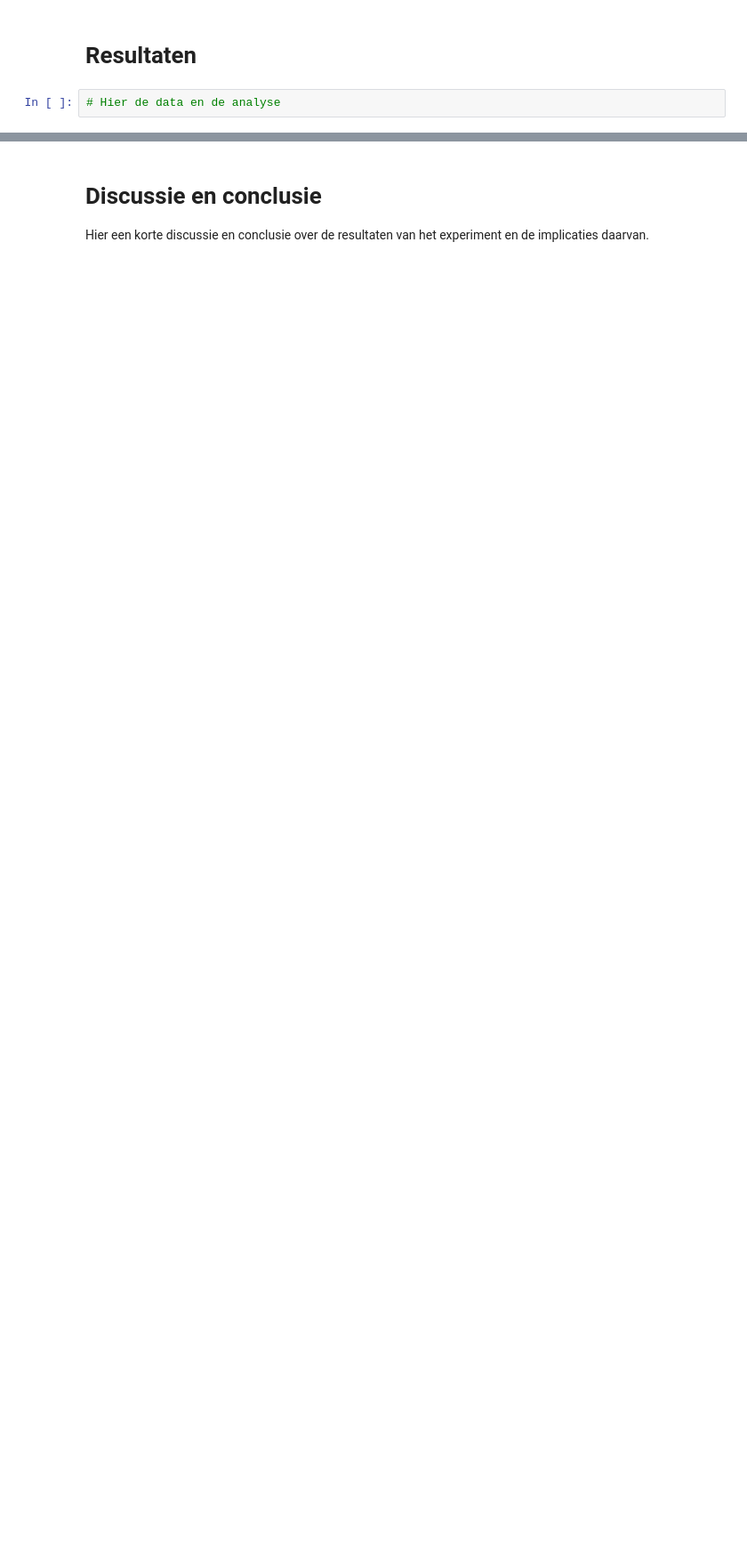
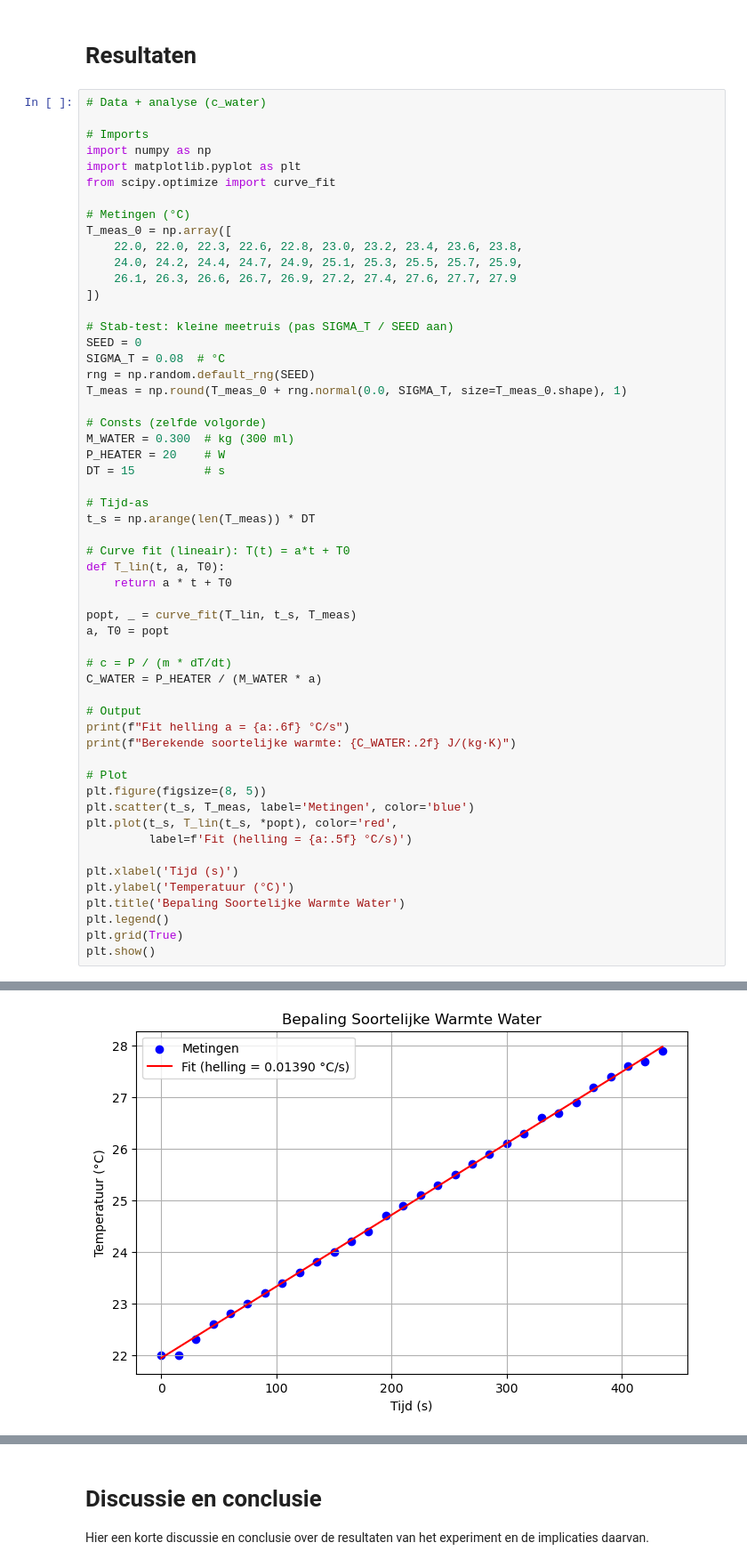
Before and after one commit to JensGroen/Groep-i, a Jupyter notebook: Content/Labs/cwater.ipynb, the cells around one changed output, grey strips where cells are left out. Shown at 89% size. Cells and saved outputs as stored; diff of their text form; blank space fills up the shorter version.

```diff
--- a/Content/Labs/cwater.ipynb
+++ b/Content/Labs/cwater.ipynb
@@ -65,4 +99,58 @@ Geef kort de data-analysemethode weer.
 # %% [markdown]
 # Resultaten
 # %%
-# Hier de data en de analyse
+# Data + analyse (c_water)
+
+# Imports
+import numpy as np
+import matplotlib.pyplot as plt
+from scipy.optimize import curve_fit
+
+# Metingen (°C)
+T_meas_0 = np.array([
+    22.0, 22.0, 22.3, 22.6, 22.8, 23.0, 23.2, 23.4, 23.6, 23.8,
+    24.0, 24.2, 24.4, 24.7, 24.9, 25.1, 25.3, 25.5, 25.7, 25.9,
+    26.1, 26.3, 26.6, 26.7, 26.9, 27.2, 27.4, 27.6, 27.7, 27.9
+])
+
+# Stab-test: kleine meetruis (pas SIGMA_T / SEED aan)
+SEED = 0
+SIGMA_T = 0.08  # °C
+rng = np.random.default_rng(SEED)
+T_meas = np.round(T_meas_0 + rng.normal(0.0, SIGMA_T, size=T_meas_0.shape), 1)
+
+# Consts (zelfde volgorde)
+M_WATER = 0.300  # kg (300 ml)
+P_HEATER = 20    # W
+DT = 15          # s
+
+# Tijd-as
+t_s = np.arange(len(T_meas)) * DT
+
+# Curve fit (lineair): T(t) = a*t + T0
+def T_lin(t, a, T0):
+    return a * t + T0
+
+popt, _ = curve_fit(T_lin, t_s, T_meas)
+a, T0 = popt
+
+# c = P / (m * dT/dt)
+C_WATER = P_HEATER / (M_WATER * a)
+
+# Output
+print(f"Fit helling a = {a:.6f} °C/s")
+print(f"Berekende soortelijke warmte: {C_WATER:.2f} J/(kg·K)")
+
+# Plot
+plt.figure(figsize=(8, 5))
+plt.scatter(t_s, T_meas, label='Metingen', color='blue')
+plt.plot(t_s, T_lin(t_s, *popt), color='red',
+         label=f'Fit (helling = {a:.5f} °C/s)')
+
+plt.xlabel('Tijd (s)')
+plt.ylabel('Temperatuur (°C)')
+plt.title('Bepaling Soortelijke Warmte Water')
+plt.legend()
+plt.grid(True)
+plt.show()
+# %% [output]
@@ -69 +158,2 @@ Geef kort de data-analysemethode weer.
+[figure, added]
 # %%
```
Also changed, not shown: parts of 5 cells of this notebook.
